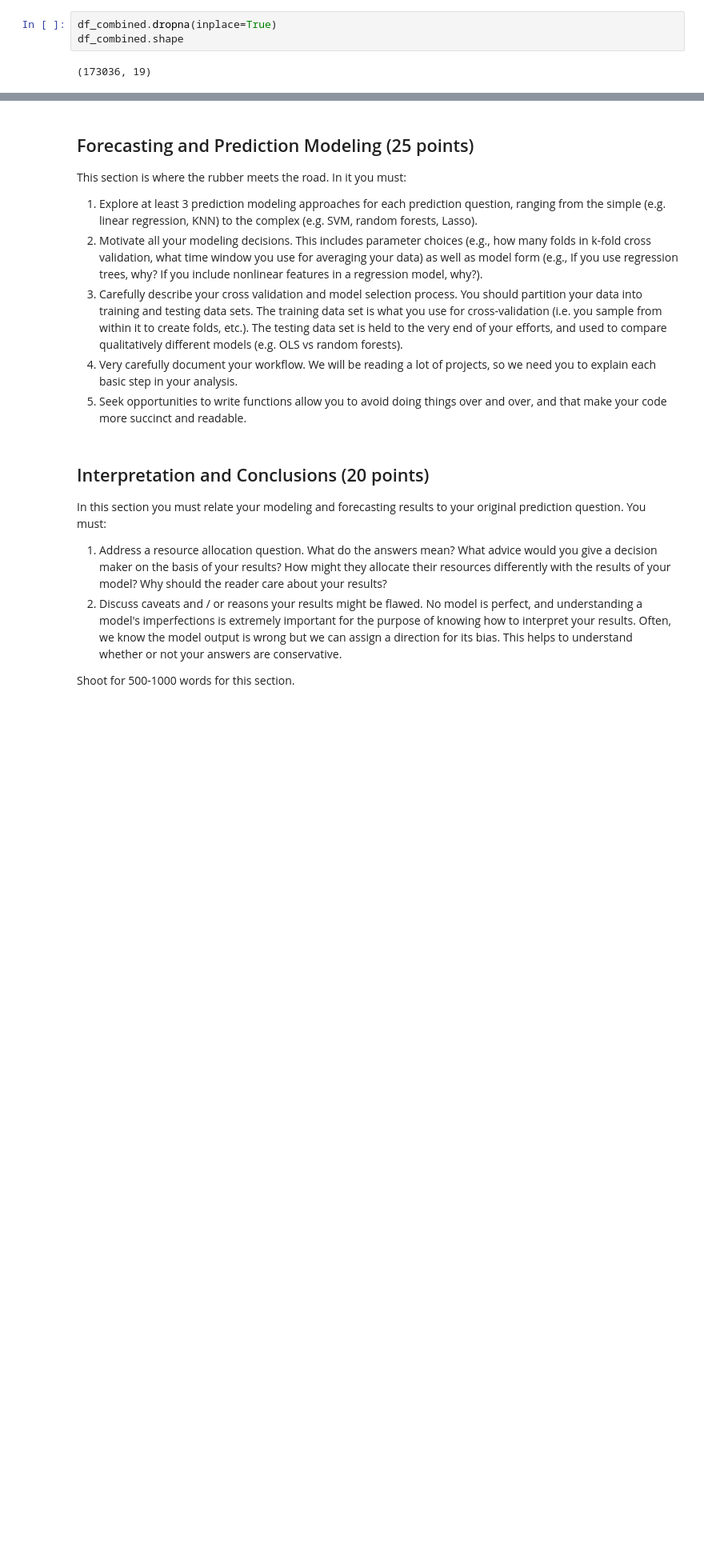
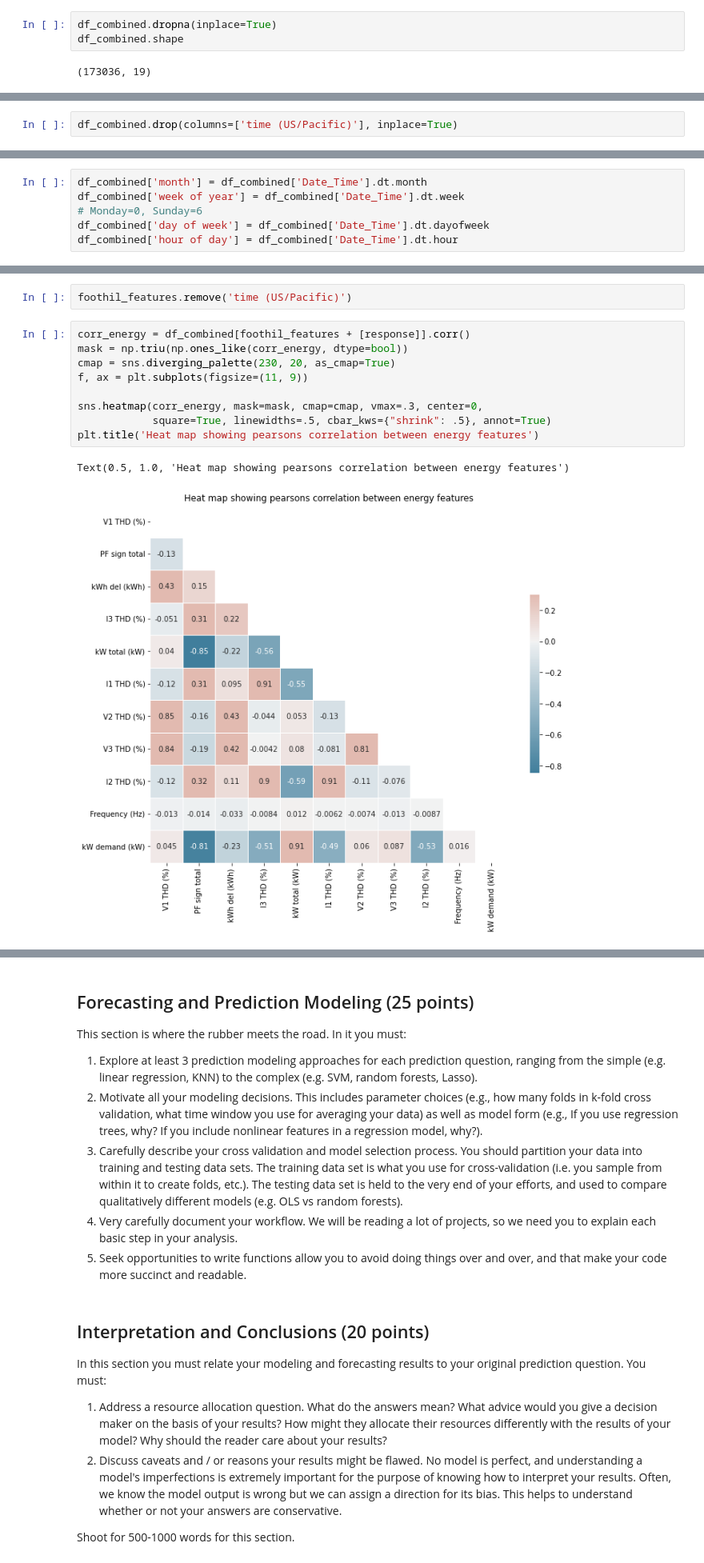
Before and after one commit to rachelngjiemin/131_group2, a Jupyter notebook: grp2_final_proj/FinalProjectTemplate_2022.ipynb, the cells around one changed output, grey strips where cells are left out. Shown at 80% size. Saved outputs shown, nothing was run; the diff lists cells and outputs as text; blank space fills up the shorter version.

```diff
--- a/grp2_final_proj/FinalProjectTemplate_2022.ipynb
+++ b/grp2_final_proj/FinalProjectTemplate_2022.ipynb
@@ -408,3 +410,5 @@ df_combined.shape
+# %%
+df_combined.drop(columns=['time (US/Pacific)'], inplace=True)
 # %% [markdown]
 ## 6. Data Summary and Exploratory Data Analysis (10 points)
 
@@ -417,0 +429,6 @@ Group 2 subheaders for this section:
+# %%
+df_combined['month'] = df_combined['Date_Time'].dt.month
+df_combined['week of year'] = df_combined['Date_Time'].dt.week
+# Monday=0, Sunday=6
+df_combined['day of week'] = df_combined['Date_Time'].dt.dayofweek
+df_combined['hour of day'] = df_combined['Date_Time'].dt.hour
@@ -417,0 +456,14 @@ Group 2 subheaders for this section:
+# %%
+foothil_features.remove('time (US/Pacific)')
+# %%
+corr_energy = df_combined[foothil_features + [response]].corr()
+mask = np.triu(np.ones_like(corr_energy, dtype=bool))
+cmap = sns.diverging_palette(230, 20, as_cmap=True)
+f, ax = plt.subplots(figsize=(11, 9))
+
+sns.heatmap(corr_energy, mask=mask, cmap=cmap, vmax=.3, center=0,
+            square=True, linewidths=.5, cbar_kws={"shrink": .5}, annot=True)
+plt.title('Heat map showing pearsons correlation between energy features')
+# %% [output]
+Text(0.5, 1.0, 'Heat map showing pearsons correlation between energy features')
+[figure, added]
```
Also changed, not shown: parts of 21 cells of this notebook.
